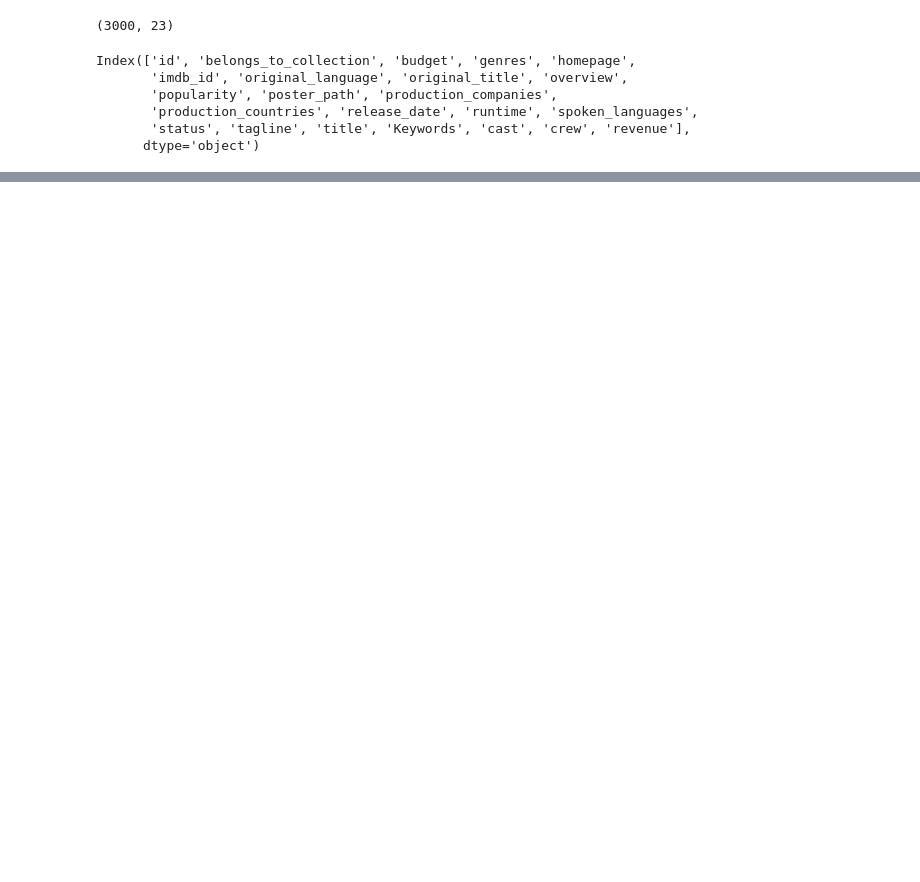
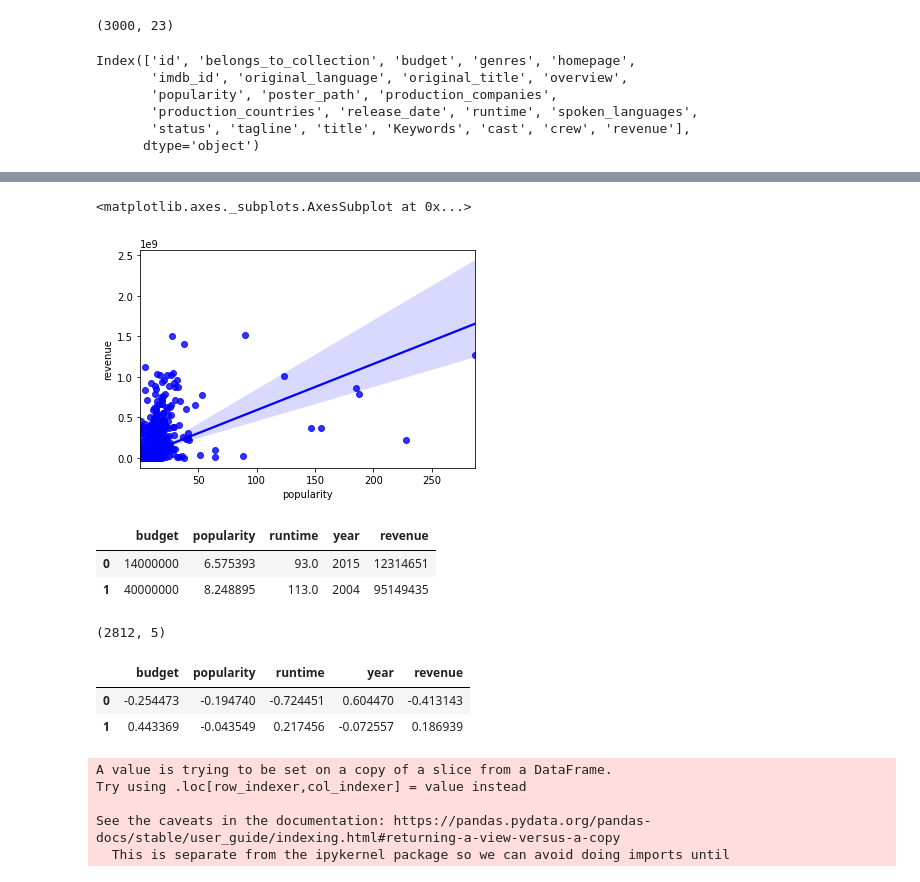
Before and after one commit to Vineet3006/Data_Science, a Jupyter notebook: Copy_of_Untitled4.ipynb, the cells around one changed output, grey strips where cells are left out. Drawn from its saved outputs; the diff is of its cells as text; code cells hidden in the pictures; blank space fills up the shorter version.

```diff
--- a/Copy_of_Untitled4.ipynb
+++ b/Copy_of_Untitled4.ipynb
@@ -128,4 +170,7 @@ sns.regplot(x="runtime", y="revenue", data=Box_Office_data, ax = ax, color = 'gr
 # %%
-#Linear relationship between Revenue and Popularity
-f, ax = plt.subplots(figsize=(10, 12))
-sns.regplot(x="popularity", y="revenue", data=Box_Office_data, ax = ax, color = 'blue');
+# relationship between Revenue and Popularity
+
+sns.regplot(x="popularity", y="revenue", data=data, color = 'blue')
+# %% [output]
+<matplotlib.axes._subplots.AxesSubplot at 0x...>
+[figure, added]
@@ -134,0 +189,6 @@ sns.pairplot(Box_Office_data, height=2.5)
+# %%
+data1.head(2)
+# %% [output]
+|  | budget | popularity | runtime | year | revenue |
+| 0 | 14000000 | 6.575393 | 93.0 | 2015 | 12314651 |
+| 1 | 40000000 | 8.248895 | 113.0 | 2004 | 95149435 |
@@ -134,0 +200,4 @@ sns.pairplot(Box_Office_data, height=2.5)
+# %%
+data1.shape
+# %% [output]
+(2812, 5)
@@ -134,0 +208,6 @@ sns.pairplot(Box_Office_data, height=2.5)
+# %%
+new_data.head(2)
+# %% [output]
+|  | budget | popularity | runtime | year | revenue |
+| 0 | -0.254473 | -0.194740 | -0.724451 | 0.604470 | -0.413143 |
+| 1 | 0.443369 | -0.043549 | 0.217456 | -0.072557 | 0.186939 |
@@ -134,0 +218,10 @@ sns.pairplot(Box_Office_data, height=2.5)
+# %%
+#combine all text columns into one column
+
+data2["final_text"] = data2["original_language"]+" "+ data2["overview"]+ " "+data2["genres_list"]+ " "+data2["cast_list"] +" "+ data2["crew_list"] + " "+ data2["production_companies_list"] + " "+ data2["production_countries_list"]
+# %% [output]
+A value is trying to be set on a copy of a slice from a DataFrame.
+Try using .loc[row_indexer,col_indexer] = value instead
+
+See the caveats in the documentation: https://pandas.pydata.org/pandas-docs/stable/user_guide/indexing.html#returning-a-view-versus-a-copy
+  This is separate from the ipykernel package so we can avoid doing imports until
```
Also changed, not shown: parts of 45 cells of this notebook.
